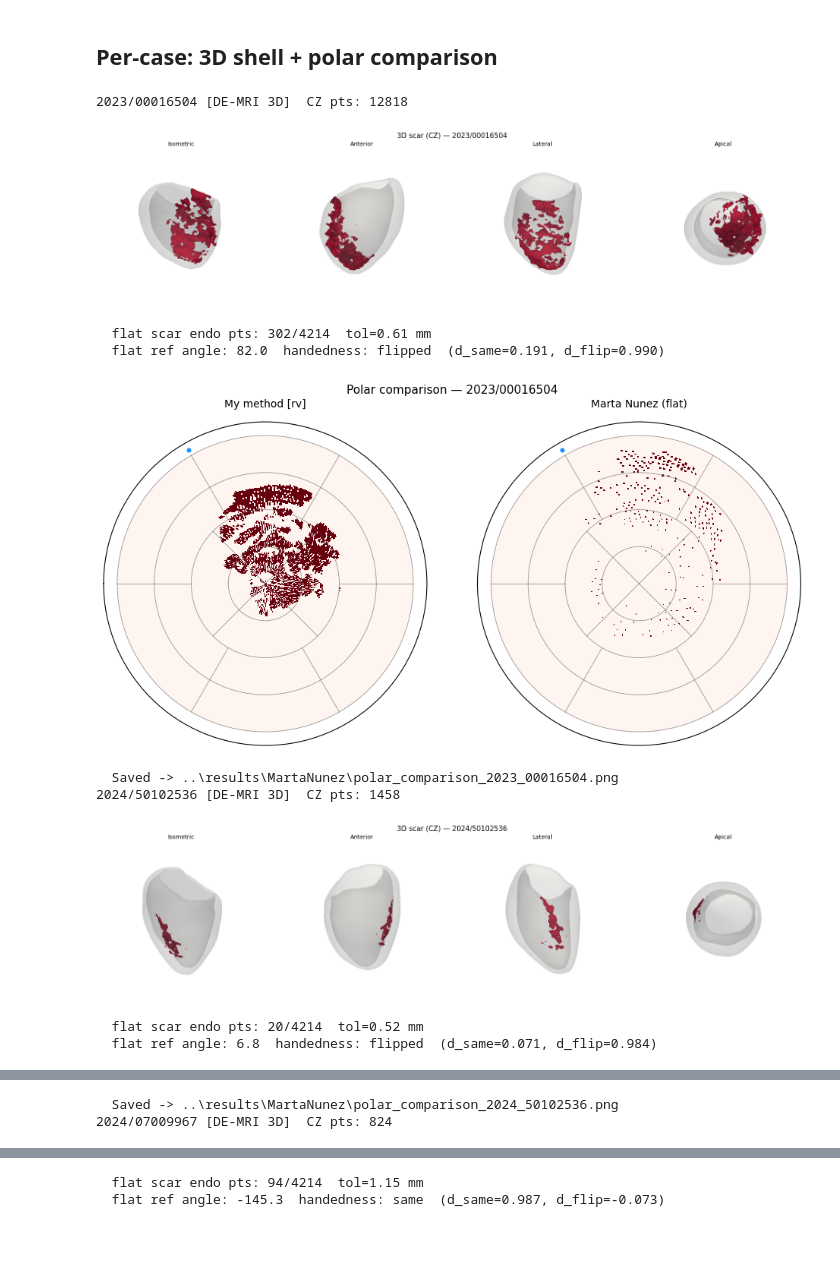
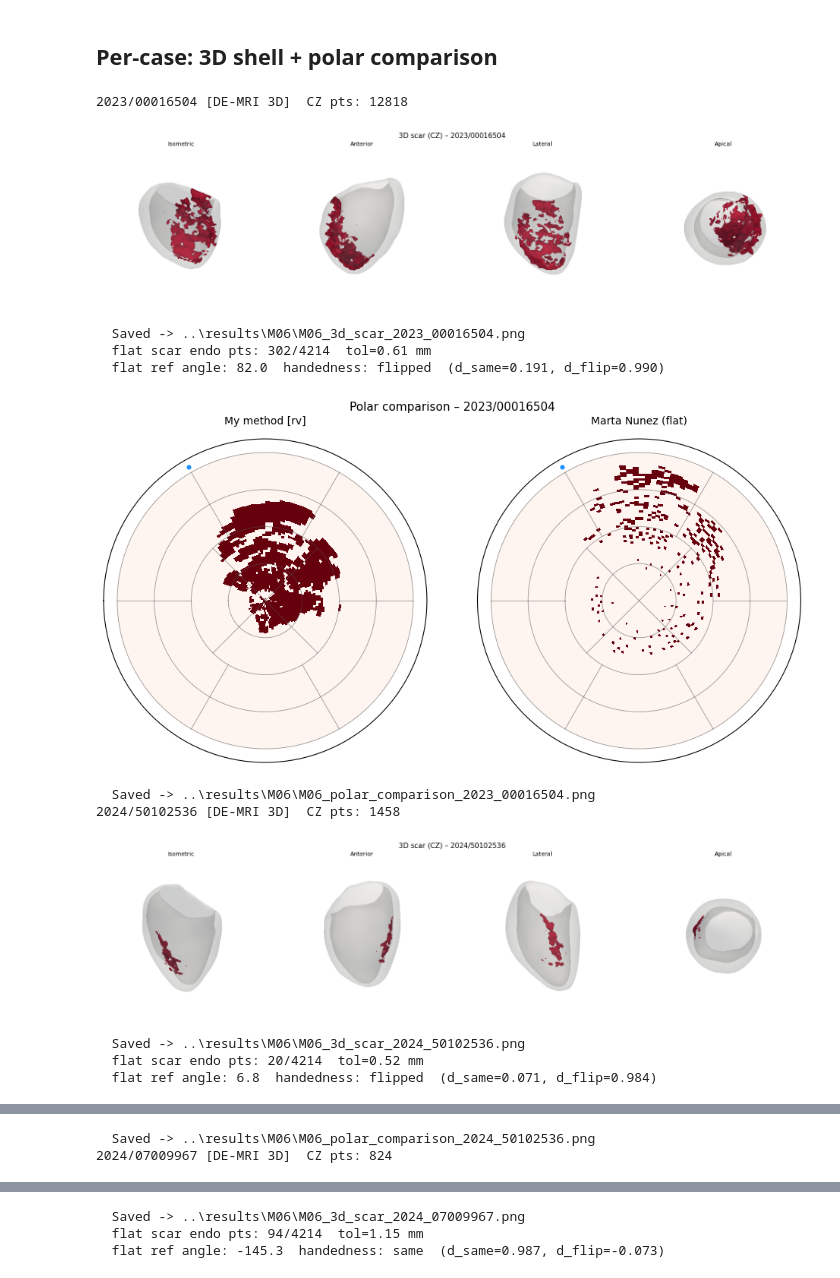
Before and after one commit to jcompanys/scar_tissue_that_I_wish_you_saw, a Jupyter notebook: lv-scar-segmentation/notebooks/M06_flattening_comparison.ipynb, the cells around one changed output, grey strips where cells are left out. Saved outputs shown, nothing was run; the diff lists cells and outputs as text; code cells hidden in the pictures; blank space fills up the shorter version.

Commit message:
Standardize plotting style and update thesis

```diff
--- a/lv-scar-segmentation/notebooks/M06_flattening_comparison.ipynb
+++ b/lv-scar-segmentation/notebooks/M06_flattening_comparison.ipynb
@@ -21,9 +21,10 @@ CASES = [
 ]
 
 DATASET          = r'F:\RM_TEKNON_DEVELOP'
-RESULTS          = pathlib.Path('../results/MartaNunez')
-N_R              = 100
-N_THETA          = 360
+RESULTS          = pathlib.Path('../results/MartaNunez')   # input: flat VTKs
+OUT_DIR          = pathlib.Path('../results/M06')          # output: all saved figures
+N_R              = 64
+N_THETA          = 128
 AHA_DISPLAY_DEG  = 0.0
 _DE_MRI_VARIANTS = ('DE-MRI', 'DE-MRI 3D', 'DE-MRI 2D')
 
@@ -32,5 +33,6 @@ _DE_MRI_VARIANTS = ('DE-MRI', 'DE-MRI 3D', 'DE-MRI 2D')
 _FLAT_NAME = 'Endo Layer_flat_radial_displacement3.0 .vtk'
 
 print(f'{len(CASES)} cases configured')
+print(f'Output dir: {OUT_DIR.resolve()}')
 # %% [output]
 4 cases configured
@@ -115,6 +118,8 @@ Helpers ready.
 # %% [markdown]
 ## Per-case: 3D shell + polar comparison
 # %%
+OUT_DIR.mkdir(parents=True, exist_ok=True)
+
 for year, pid in CASES:
     data, err = _load_case(year, pid)
     if data is None:
@@ -149,13 +154,16 @@ for year, pid in CASES:
         pl.close()
 
     fig3d, axes3d = plt.subplots(1, 4, figsize=(16, 4))
-    fig3d.suptitle(f'3D scar (CZ) — {year}/{pid}', fontsize=11)
+    fig3d.suptitle(f'3D scar (CZ) – {year}/{pid}', fontsize=11)
     for ax, (_label, img) in zip(axes3d, imgs_3d):
         ax.imshow(img)
         ax.set_title(_label, fontsize=9)
         ax.axis('off')
     plt.tight_layout()
+    out3d = OUT_DIR / f'M06_3d_scar_{year}_{pid}.png'
+    plt.savefig(out3d, dpi=150, bbox_inches='tight')
     plt.show()
+    print(f'  Saved -> {out3d}')
 
     # ── my method: project CZ pts directly via lv_geometry ───────────────────
     geom         = prepare_polar_geometry(endo, rv_mesh=rv)
@@ -192,40 +200,41 @@ for year, pid in CASES:
     d_flip = np.mean(np.cos(theta_flat_flip[bp] - theta_endo_cw[bp]))
     if d_same >= d_flip:
         theta_flat_cw = theta_flat_raw
         hand = 'same'
     else:
         theta_flat_cw = theta_flat_flip
         hand = 'flipped'
     print(f'  flat ref angle: {np.rad2deg(ref_angle):.1f}  handedness: {hand}'
           f'  (d_same={d_same:.3f}, d_flip={d_flip:.3f})')
 
     r_flat    = np.sqrt(x_f**2 + y_f**2)
     r_norm    = r_flat / (r_flat.max() + 1e-9)
     scar_pm_f = polar_mask(theta_flat_cw[is_scar], r_norm[is_scar], N_R, N_THETA, AHA_DISPLAY_DEG).astype(float)
 
-    # ── plot ─────────────────────────────────────────────────────────────────
+    # ── plot ──────────────────────────────────────────────────────────────────
     fig, axes = plt.subplots(1, 2, figsize=(10, 5), subplot_kw=dict(projection='polar'))
     for ax, pm, title in zip(axes,
             [scar_pm, scar_pm_f],
             ['My method [rv]', 'Marta Nunez (flat)']):
         ax.pcolormesh(T2, R2, pm, cmap='Reds', vmin=0, vmax=1, shading='flat')
         _draw_bullseye_grid(ax)
         ax.set_title(title, pad=14, fontsize=10)
-    plt.suptitle(f'Polar comparison — {year}/{pid}', fontsize=11)
+    plt.suptitle(f'Polar comparison – {year}/{pid}', fontsize=11)
     plt.tight_layout()
-    out = RESULTS / f'polar_comparison_{year}_{pid}.png'
-    RESULTS.mkdir(parents=True, exist_ok=True)
+    out = OUT_DIR / f'M06_polar_comparison_{year}_{pid}.png'
     plt.savefig(out, dpi=150, bbox_inches='tight')
     plt.show()
     print(f'  Saved -> {out}')
 # %% [output]
 2023/00016504 [DE-MRI 3D]  CZ pts: 12818
 [figure]
+  Saved -> ..\results\M06\M06_3d_scar_2023_00016504.png
   flat scar endo pts: 302/4214  tol=0.61 mm
   flat ref angle: 82.0  handedness: flipped  (d_same=0.191, d_flip=0.990)
-[figure, old version]
+[figure, new version]
-  Saved -> ..\results\MartaNunez\polar_comparison_2023_00016504.png
+  Saved -> ..\results\M06\M06_polar_comparison_2023_00016504.png
 2024/50102536 [DE-MRI 3D]  CZ pts: 1458
 [figure]
+  Saved -> ..\results\M06\M06_3d_scar_2024_50102536.png
   flat scar endo pts: 20/4214  tol=0.52 mm
   flat ref angle: 6.8  handedness: flipped  (d_same=0.071, d_flip=0.984)
@@ -233,5 +242,6 @@ for year, pid in CASES:
-  Saved -> ..\results\MartaNunez\polar_comparison_2024_50102536.png
+  Saved -> ..\results\M06\M06_polar_comparison_2024_50102536.png
 2024/07009967 [DE-MRI 3D]  CZ pts: 824
 [figure]
+  Saved -> ..\results\M06\M06_3d_scar_2024_07009967.png
   flat scar endo pts: 94/4214  tol=1.15 mm
   flat ref angle: -145.3  handedness: same  (d_same=0.987, d_flip=-0.073)
```
Also changed, not shown: parts of 2 cells of this notebook, 31 other files.
